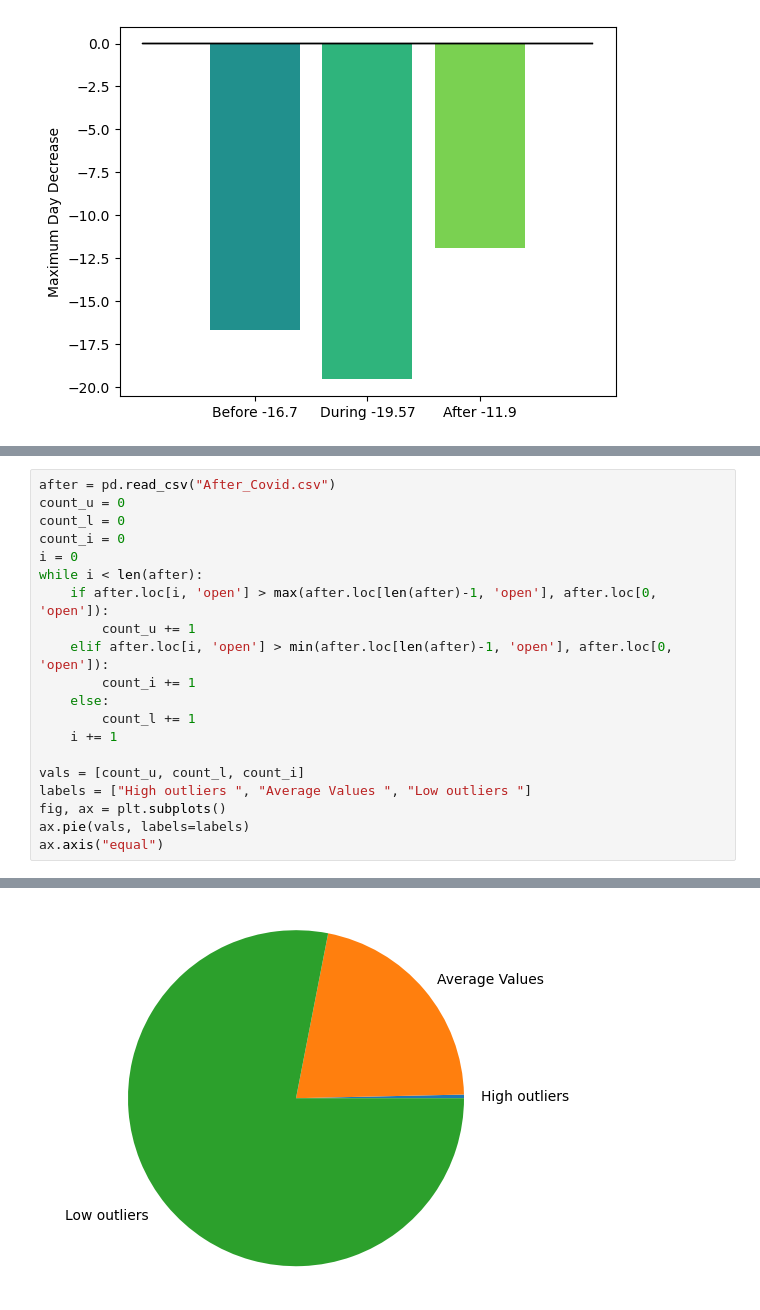
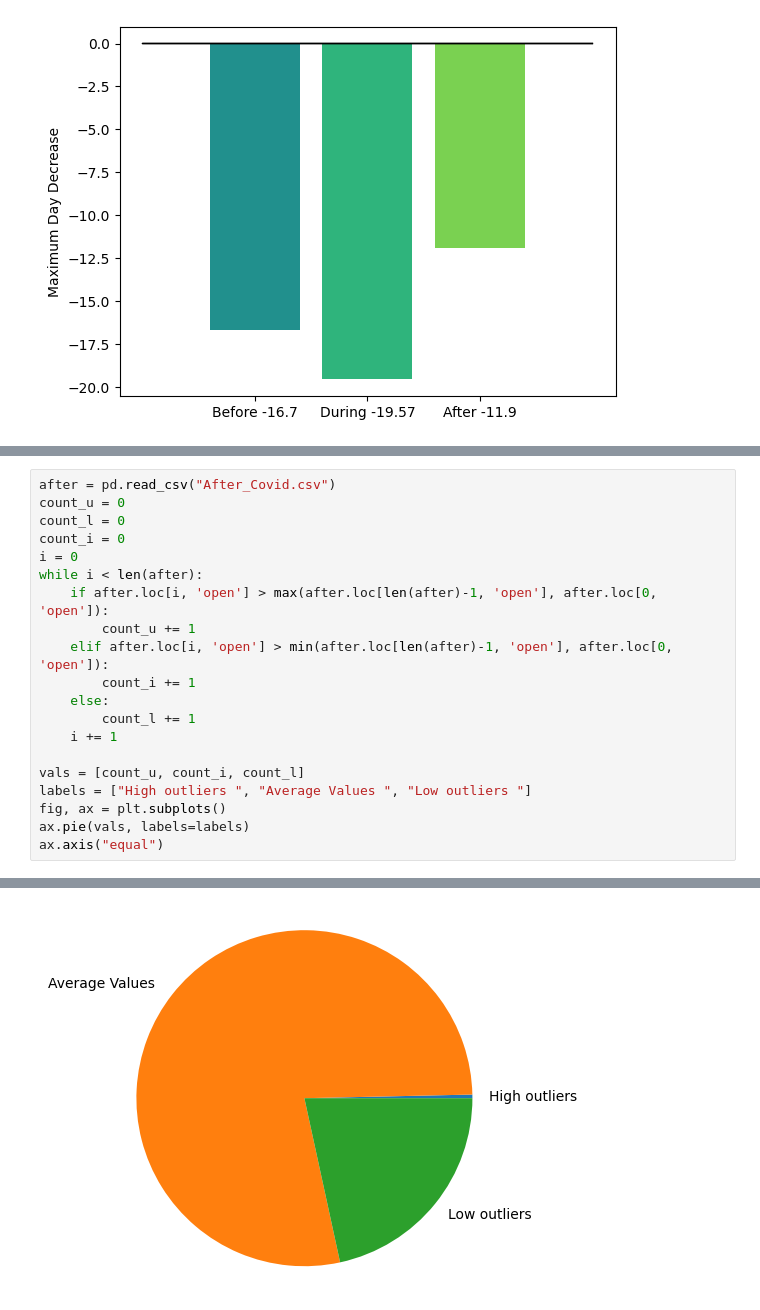
Before and after one commit to nishu100306/CS176Project, a Jupyter notebook: test.ipynb, the cells around one changed output, grey strips where cells are left out. Drawn from its saved outputs; the diff is of its cells as text.

```diff
--- a/test.ipynb
+++ b/test.ipynb
@@ -383,7 +382,7 @@ while i < len(after):
         count_l += 1
     i += 1
 
-vals = [count_u, count_l, count_i]
+vals = [count_u, count_i, count_l]
 labels = ["High outliers ", "Average Values ", "Low outliers "]
 fig, ax = plt.subplots()
 ax.pie(vals, labels=labels)
@@ -396 +395 @@ ax.axis("equal")
-[figure, old version]
+[figure, new version]
```
Also changed, not shown: parts of 4 cells of this notebook, 3 other files.
